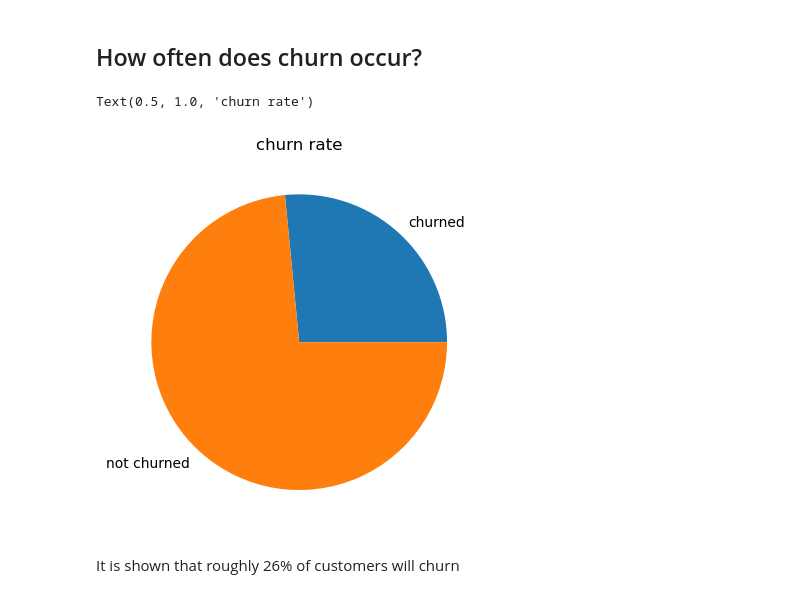
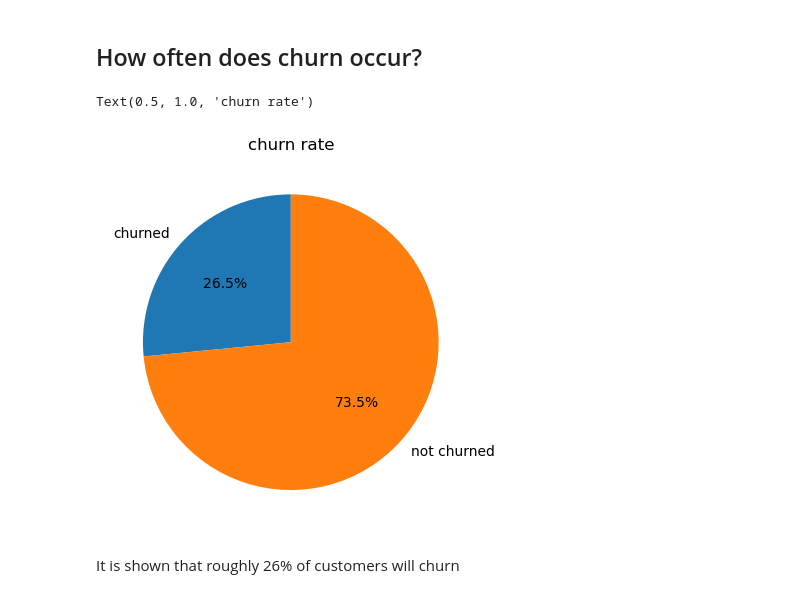
Before and after one commit to wherrickjr/classification_project, a Jupyter notebook: classification_project.ipynb, the cells around one changed output. Saved outputs shown, nothing was run; the diff lists cells and outputs as text; code cells hidden in the pictures.

```diff
--- a/classification_project.ipynb
+++ b/classification_project.ipynb
@@ -62,11 +69,11 @@ mylabels = ['churned', 'not churned']
 # %% [markdown]
 ## How often does churn occur?
 # %%
-plt.pie(y, labels = mylabels)
+plt.pie(y, labels = mylabels, startangle=90, autopct='%1.1f%%')
 plt.title('churn rate')
 # %% [output]
 Text(0.5, 1.0, 'churn rate')
-[figure, old version]
+[figure, new version]
 # %% [markdown]
 It is shown that roughly 26% of customers will churn
 # %% [markdown]
```
Also changed, not shown: parts of 51 cells of this notebook, 1 other file.
